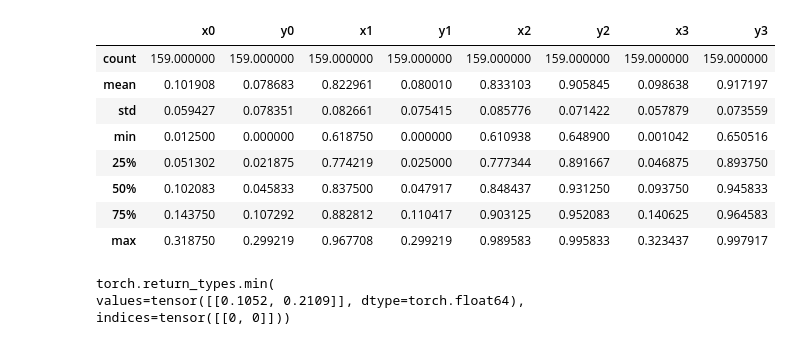
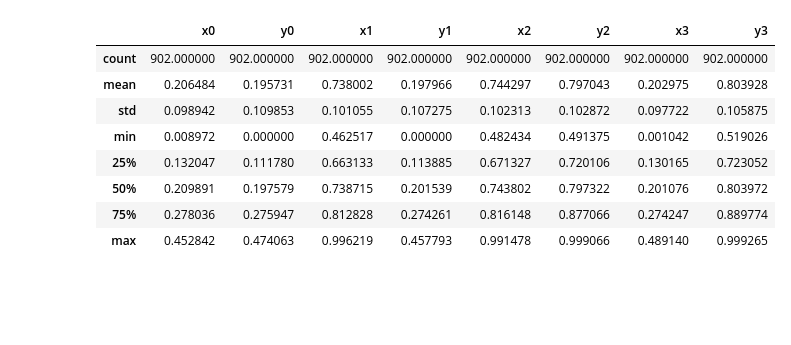
Before and after one commit to andraspalasti/sudoku-solver, a Jupyter notebook: notebooks/exploration.ipynb, the cells around one changed output. Saved outputs shown, nothing was run; the diff lists cells and outputs as text; code cells hidden in the pictures; blank space fills up the shorter version.

```diff
--- a/notebooks/exploration.ipynb
+++ b/notebooks/exploration.ipynb
@@ -51,12 +52,13 @@ def get_bbox(image_id):
     corners = np.array(locs.loc[image_id]).reshape((4, 2))
     return corners
 
-def plot_img(img, bbox: np.ndarray):
-    if np.all(bbox < 1.0): bbox = np.floor(bbox * 224)
-    points = np.concatenate((bbox, bbox[0]), axis=None).reshape((-1, 2))
+def plot_img(img, corners: np.ndarray):
+    if np.all(corners < 1.0): corners *= 224
+    corners = np.round(corners)
+    corners = np.concatenate((corners, corners[0]), axis=None).reshape((-1, 2))
     plt.axis('off')
     plt.imshow(img, cmap='gray')
-    plt.plot(points[:, 0], points[:, 1], color='r', linewidth=2)
+    plt.plot(corners[:, 0], corners[:, 1], color='r', linewidth=2)
 # %%
 ixs = np.random.choice(len(locs), size=3, replace=False).tolist() + [0]
 
@@ -118,25 +120,12 @@ Image values:
 # %%
-corners.describe()
+bboxes.describe()
 # %% [output]
 |  | x0 | y0 | x1 | y1 | x2 | y2 | x3 | y3 |
-| count | 159.000000 | 159.000000 | 159.000000 | 159.000000 | 159.000000 | 159.000000 | 159.000000 | 159.000000 |
-| mean | 0.101908 | 0.078683 | 0.822961 | 0.080010 | 0.833103 | 0.905845 | 0.098638 | 0.917197 |
-| std | 0.059427 | 0.078351 | 0.082661 | 0.075415 | 0.085776 | 0.071422 | 0.057879 | 0.073559 |
-| min | 0.012500 | 0.000000 | 0.618750 | 0.000000 | 0.610938 | 0.648900 | 0.001042 | 0.650516 |
-| 25% | 0.051302 | 0.021875 | 0.774219 | 0.025000 | 0.777344 | 0.891667 | 0.046875 | 0.893750 |
-| 50% | 0.102083 | 0.045833 | 0.837500 | 0.047917 | 0.848437 | 0.931250 | 0.093750 | 0.945833 |
-| 75% | 0.143750 | 0.107292 | 0.882812 | 0.110417 | 0.903125 | 0.952083 | 0.140625 | 0.964583 |
-| max | 0.318750 | 0.299219 | 0.967708 | 0.299219 | 0.989583 | 0.995833 | 0.323437 | 0.997917 |
+| count | 902.000000 | 902.000000 | 902.000000 | 902.000000 | 902.000000 | 902.000000 | 902.000000 | 902.000000 |
+| mean | 0.206484 | 0.195731 | 0.738002 | 0.197966 | 0.744297 | 0.797043 | 0.202975 | 0.803928 |
+| std | 0.098942 | 0.109853 | 0.101055 | 0.107275 | 0.102313 | 0.102872 | 0.097722 | 0.105875 |
+| min | 0.008972 | 0.000000 | 0.462517 | 0.000000 | 0.482434 | 0.491375 | 0.001042 | 0.519026 |
+| 25% | 0.132047 | 0.111780 | 0.663133 | 0.113885 | 0.671327 | 0.720106 | 0.130165 | 0.723052 |
+| 50% | 0.209891 | 0.197579 | 0.738715 | 0.201539 | 0.743802 | 0.797322 | 0.201076 | 0.803972 |
+| 75% | 0.278036 | 0.275947 | 0.812828 | 0.274261 | 0.816148 | 0.877066 | 0.274247 | 0.889774 |
+| max | 0.452842 | 0.474063 | 0.996219 | 0.457793 | 0.991478 | 0.999066 | 0.489140 | 0.999265 |
-# %%
-import torch
-corners = torch.tensor(bboxes.iloc[0].values)
-corners = corners.reshape((-1, 4, 2))
-min_xy = corners.min(axis=1)
-# max_xy = corners.max(axis=1)
-# bbox = torch.cat((min_xy, max_xy), dim=1)
-# corners, min_xy, max_xy, bbox
-min_xy
-# %% [output]
-torch.return_types.min(
-values=tensor([[0.1052, 0.2109]], dtype=torch.float64),
-indices=tensor([[0, 0]]))
```
Also changed, not shown: parts of 7 cells of this notebook, 1 other file.
